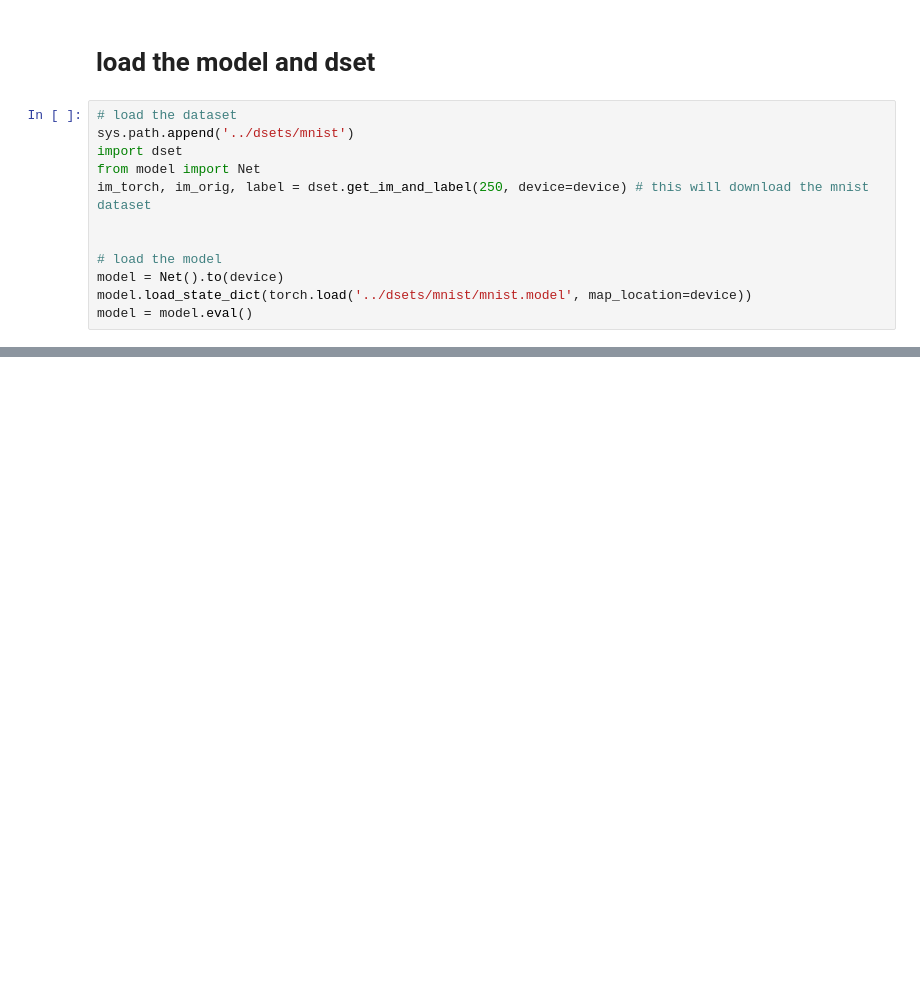
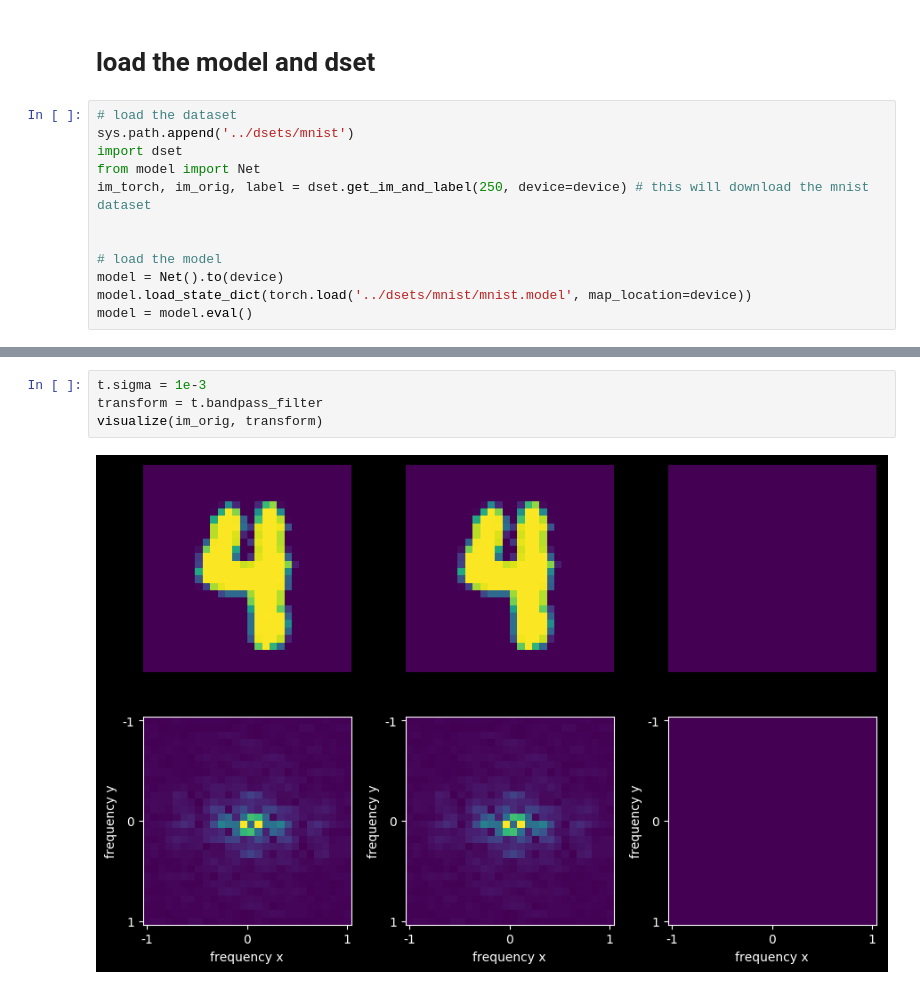
Before and after one commit to Yu-Group/adaptive-wavelets, a Jupyter notebook: experiments/mnist_freq.ipynb, the cells around one changed output, grey strips where cells are left out. Saved outputs shown, nothing was run; the diff lists cells and outputs as text; blank space fills up the shorter version.

```diff
--- a/experiments/mnist_freq.ipynb
+++ b/experiments/mnist_freq.ipynb
@@ -118,0 +136,6 @@ plt.show()
+# %%
+t.sigma = 1e-3
+transform = t.bandpass_filter
+visualize(im_orig, transform)
+# %% [output]
+[figure, added]
```
Also changed, not shown: parts of 9 cells of this notebook.
